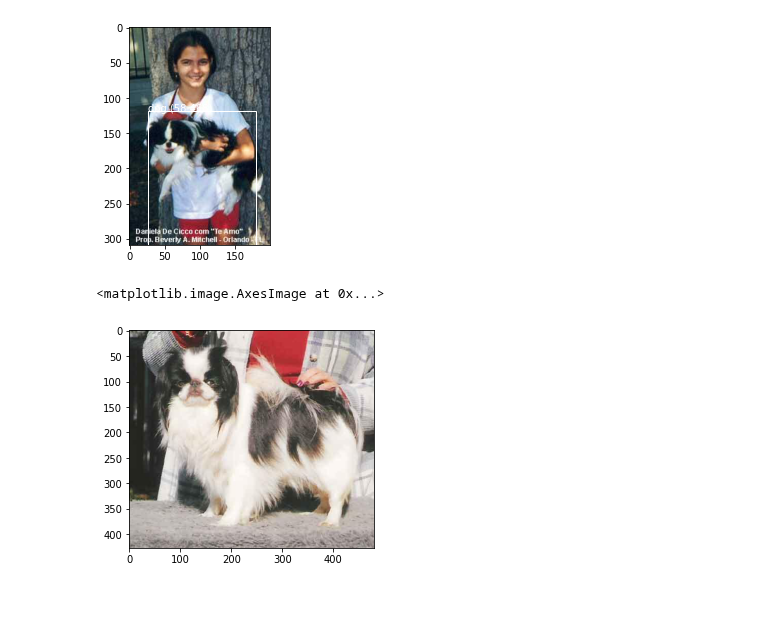
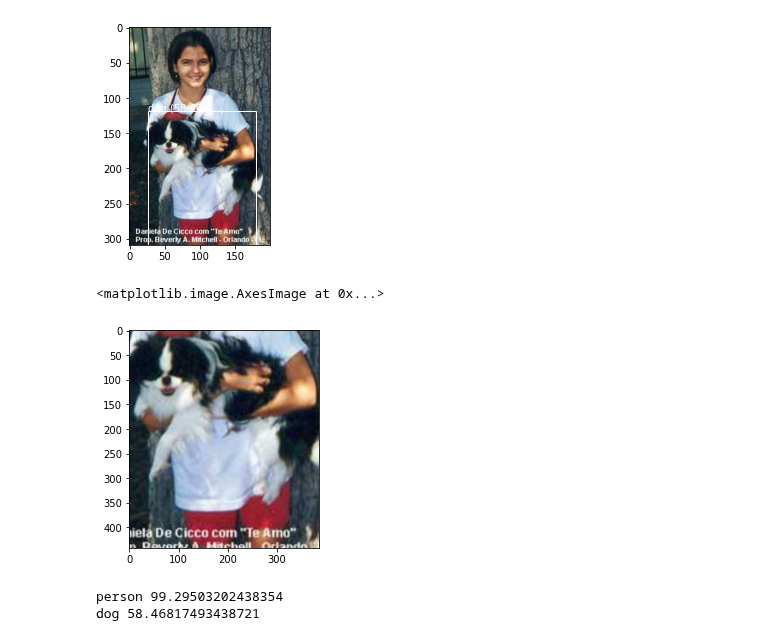
Before and after one commit to Jeremynadal33/classify_stanford_dogs, a Jupyter notebook: optimize_classification_with_yolo.ipynb, the cells around one changed output. Saved outputs shown, nothing was run; the diff lists cells and outputs as text; code cells hidden in the pictures; blank space fills up the shorter version.

```diff
--- a/optimize_classification_with_yolo.ipynb
+++ b/optimize_classification_with_yolo.ipynb
@@ -124,9 +132,10 @@ def extract_info(annotation_path, info='bndbox'):
 
   if info == 'bndbox':
     return int(soup.annotation.bndbox.xmin.text), int(soup.annotation.bndbox.ymin.text), int(soup.annotation.bndbox.xmax.text), int(soup.annotation.bndbox.ymax.text)
-  if info == 'specie':
+  elif info == 'specie':
     return soup.find('name').text
 
 
+
 extract_info(path, info= 'specie')
 # %% [output]
@@ -151,19 +160,19 @@ Over 1000 images, the average bounded box for dogs in the Stanford dataset is (2
 # %% [markdown]
 ## Importing and preparing important information for yolo model
 # %%
-model_path = model_dir + 'yolov3_model.h5'
+yolo_path = model_dir + 'yolov3_model.h5'
 
-if os.path.exists(model_path):
+if os.path.exists(yolo_path):
     print('model exists, loading')
-    model = load_model(model_path)
+    yolo = load_model(yolo_path)
 else:
-    print('model doesnt exists, creating')
+    print('model doesnt exists, creating. If you dont have the weights, please download them at : https://pjreddie.com/yolo/ )
     # define the model
-    model = make_yolov3_model()
+    yolo = make_yolov3_model()
     # load the model weights
     weight_reader = WeightReader(model_dir+'yolov3.weights')
     # set the model weights into the model
     weight_reader.load_weights(model)
     # save the model to file
-    model.save(model_dir+'yolov3_model.h5')
+    yolo.save(model_dir+'yolov3_model.h5')
 # %% [output]
@@ -222,7 +214,7 @@ plt.imshow(plt.imread(img))
 # load and prepare image
 image, image_w, image_h = load_image_pixels(img, (input_w, input_h))
 # make prediction
-yhat = model.predict(image)
+yhat = yolo.predict(image)
 # %%
 boxes = list()
 for i in range(len(yhat)):
@@ -262,6 +253,20 @@ def get_boxes(boxes, labels, thresh):
 v_boxes, v_labels, v_scores = get_boxes(boxes, labels, class_threshold)
-# %%
-plt.imshow(tf.image.crop_and_resize(plt.imread(img), boxes, box_indices, CROP_SIZE))
-# %% [output]
-<matplotlib.image.AxesImage at 0x...>
-[figure, removed]
+# %%
+def crop(img, x1, y1, x2, y2):
+  image = plt.imread(img)
+  shape = image.shape
+
+  x1 = max(x1, 0)
+  y1 = max(y1, 0)
+  x2 = min(x2,shape[1])
+  y2 = min(y2,shape[0])
+
+  return tf.image.crop_to_bounding_box(
+    image, y1, x1 , y2-y1, x2-x1
+)
+# %%
+image = tf.keras.preprocessing.image.smart_resize(crop(img, v_boxes[0].xmin, v_boxes[0].ymin, v_boxes[0].xmax, v_boxes[0].ymax)/255,(442,386))
+plt.imshow(image)
+# %% [output]
+<matplotlib.image.AxesImage at 0x...>
+[figure, added]
@@ -267,0 +294,5 @@ plt.imshow(tf.image.crop_and_resize(plt.imread(img), boxes, box_indices, CROP_SI
+# %%
+predict_boxes(img, yolo, labels)
+# %% [output]
+person 99.29503202438354
+dog 58.46817493438721
```
Also changed, not shown: parts of 7 cells of this notebook.
